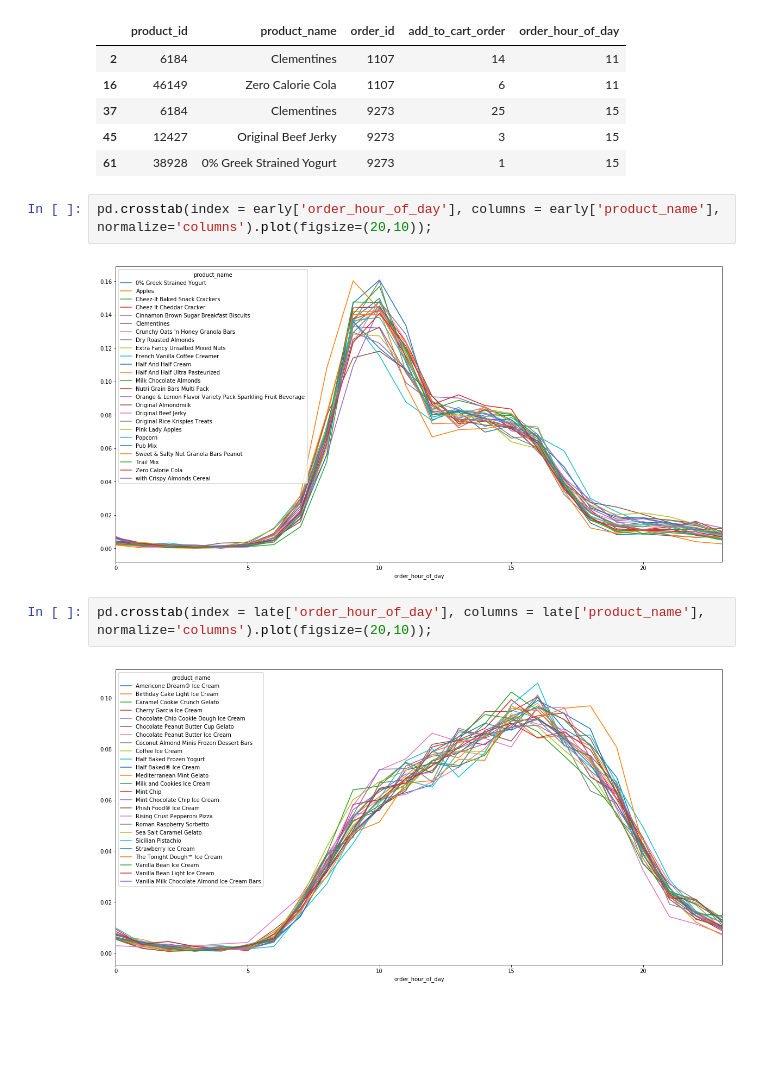
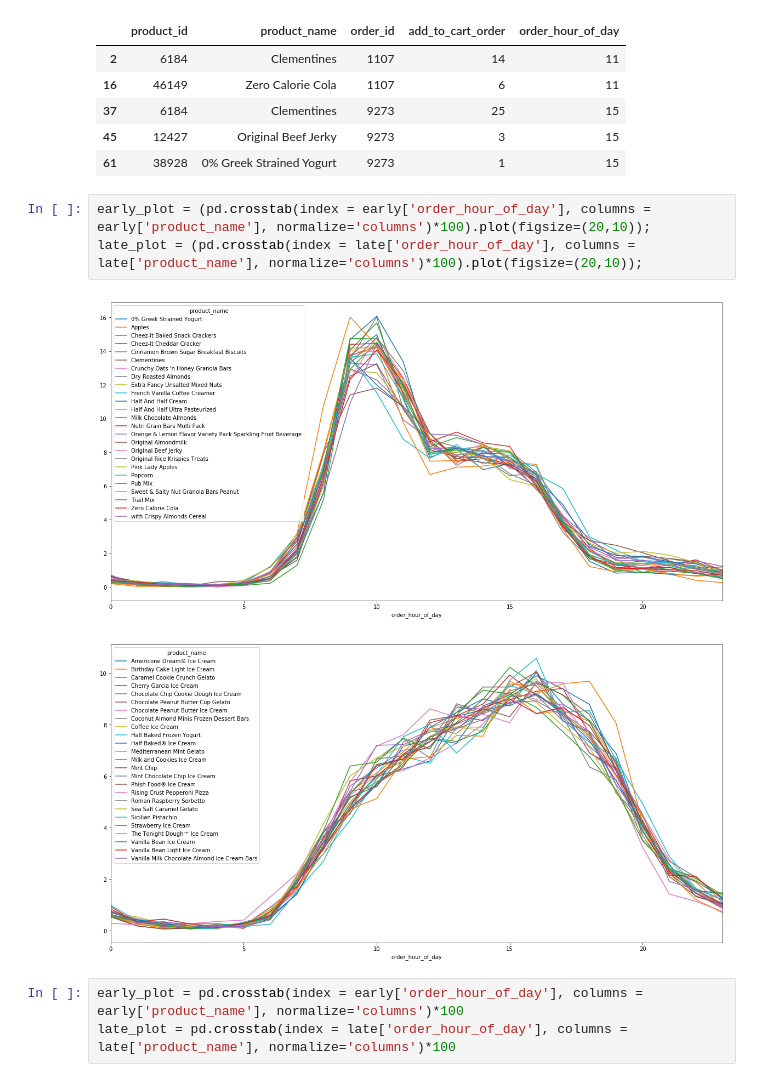
Before and after one commit to ngriggs/DS-Unit-1-Sprint-2-Data-Wrangling-and-Storytelling, a Jupyter notebook: Stretch goal for join and merge.ipynb, the cells around one changed output. Drawn from its saved outputs; the diff is of its cells as text; blank space fills up the shorter version.

```diff
--- a/Stretch goal for join and merge.ipynb
+++ b/Stretch goal for join and merge.ipynb
@@ -89,10 +89,11 @@ early.head()
 | 45 | 12427 | Original Beef Jerky | 9273 | 3 | 15 |
 | 61 | 38928 | 0% Greek Strained Yogurt | 9273 | 1 | 15 |
 # %%
-pd.crosstab(index = early['order_hour_of_day'], columns = early['product_name'], normalize='columns').plot(figsize=(20,10));
+early_plot = (pd.crosstab(index = early['order_hour_of_day'], columns = early['product_name'], normalize='columns')*100).plot(figsize=(20,10));
+late_plot = (pd.crosstab(index = late['order_hour_of_day'], columns = late['product_name'], normalize='columns')*100).plot(figsize=(20,10));
 # %% [output]
-[figure, old version]
+[figure, new version]
+[figure, added]
 # %%
-pd.crosstab(index = late['order_hour_of_day'], columns = late['product_name'], normalize='columns').plot(figsize=(20,10));
+early_plot = pd.crosstab(index = early['order_hour_of_day'], columns = early['product_name'], normalize='columns')*100
+late_plot = pd.crosstab(index = late['order_hour_of_day'], columns = late['product_name'], normalize='columns')*100
-# %% [output]
-[figure, removed]
```
Also changed, not shown: parts of 2 cells of this notebook.
